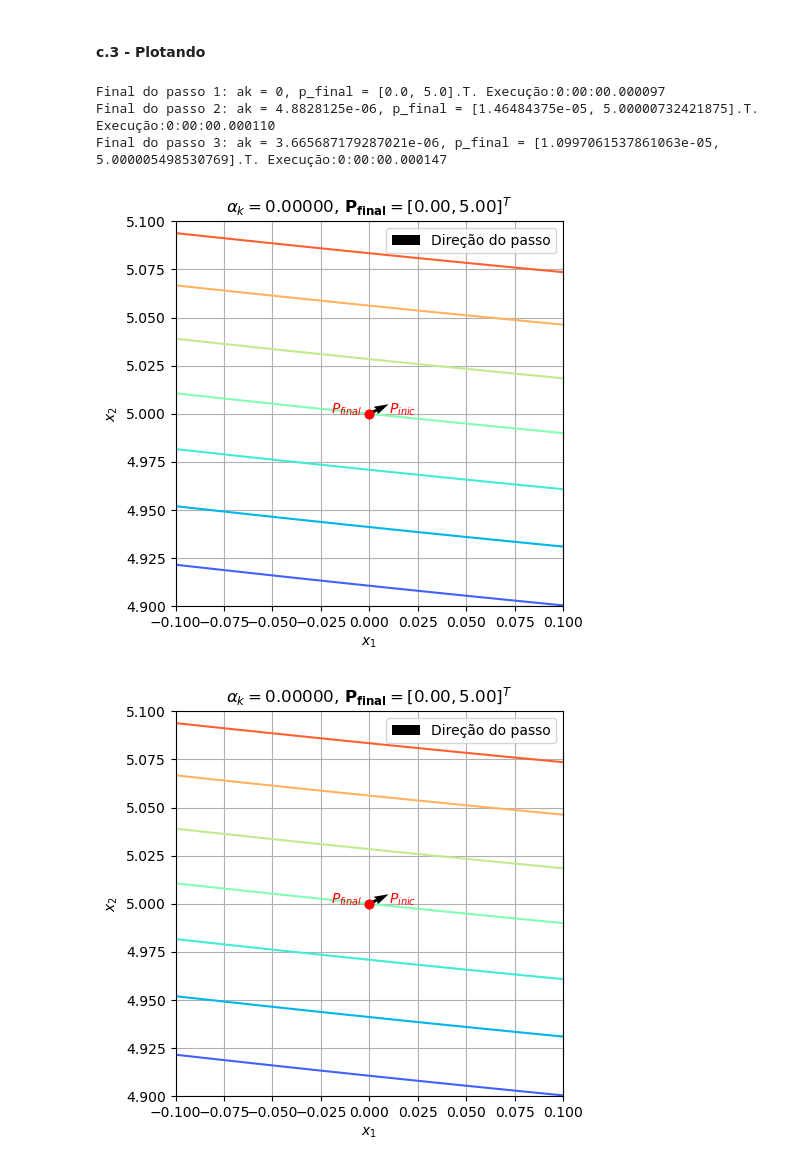
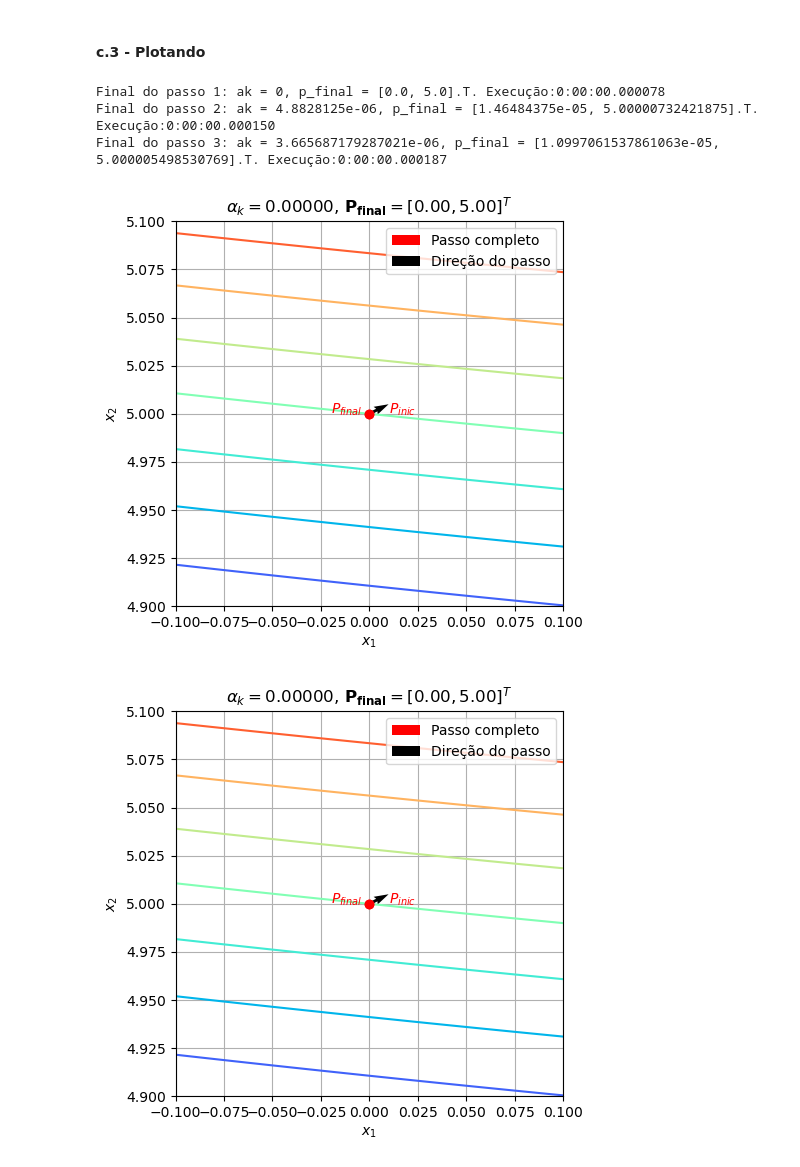
Before and after one commit to prj-phcp/MEC2403_Activities, a Jupyter notebook: Lista1/Lista1.ipynb, the cells around one changed output. Saved outputs shown, nothing was run; the diff lists cells and outputs as text; code cells hidden in the pictures.

Commit message:
Finalizacao da Lista01

```diff
--- a/Lista1/Lista1.ipynb
+++ b/Lista1/Lista1.ipynb
@@ -91,7 +91,7 @@ for step in step_list:
     ax.text(p_inicial[0]-0.25, p_inicial[1], '$P_{inic}$', color='red')
     ax.plot(*p_final, 'ro')
     ax.text(p_final[0]-0.25, p_final[1], '$P_{final}$', color='red')
-    ax.quiver(p_inicial[0], p_inicial[1], p_final[0]-p_inicial[0], p_final[1]-p_inicial[1], color='red', angles='xy', scale_units='xy', scale=1)
+    ax.quiver(p_inicial[0], p_inicial[1], p_final[0]-p_inicial[0], p_final[1]-p_inicial[1], color='red', angles='xy', scale_units='xy', scale=1, label='Passo completo')
     ax.quiver(p_inicial[0], p_inicial[1], d[0], d[1], color='black', angles='xy', label='Direção do passo')
     ax.grid()
     ax.legend()
@@ -140,7 +140,7 @@ for step in step_list:
     ax.text(p_inicial[0]+0.2, p_inicial[1], '$P_{inic}$', color='red')
     ax.plot(*p_final, 'ro')
     ax.text(p_final[0]+0.2, p_final[1], '$P_{final}$', color='red')
-    ax.quiver(p_inicial[0], p_inicial[1], p_final[0]-p_inicial[0], p_final[1]-p_inicial[1], color='red', angles='xy', scale_units='xy', scale=1)
+    ax.quiver(p_inicial[0], p_inicial[1], p_final[0]-p_inicial[0], p_final[1]-p_inicial[1], color='red', angles='xy', scale_units='xy', scale=1, label='Passo completo')
     ax.quiver(p_inicial[0], p_inicial[1], d[0], d[1], color='black', angles='xy', label='Direção do passo')
     ax.grid()
     ax.legend()
@@ -171,35 +171,35 @@ d = np.array([3, 1.5])
 # %%
 item = 'c'
 
 x = np.linspace(-0.1, 0.1, 50)
 y = np.linspace(4.9, 5.1, 50)
 X, Y = np.meshgrid(x, y)
 Z = f(X, Y)
 
 i = 0
 for step in step_list:
     i += 1
     t_init = datetime.datetime.now()
     ak, p_final = step(p_inicial, d, f)
     t_final = datetime.datetime.now()
     print(f'Final do passo {i}: ak = {ak}, p_final = [{p_final[0]}, {p_final[1]}].T. Execução:{t_final - t_init}')
     fig, ax = plt.subplots(1,1, figsize=(5, 5))
     ax.contour(X, Y, Z, cmap='rainbow')
     ax.plot(*p_inicial, 'ro')
     ax.text(p_inicial[0]+0.01, p_inicial[1], '$P_{inic}$', color='red')
     ax.plot(*p_final, 'ro')
     ax.text(p_final[0]-0.02, p_final[1], '$P_{final}$', color='red')
-    ax.quiver(p_inicial[0], p_inicial[1], p_final[0]-p_inicial[0], p_final[1]-p_inicial[1], color='red', angles='xy', scale_units='xy', scale=1)
+    ax.quiver(p_inicial[0], p_inicial[1], p_final[0]-p_inicial[0], p_final[1]-p_inicial[1], color='red', angles='xy', scale_units='xy', scale=1, label='Passo completo')
     ax.quiver(p_inicial[0], p_inicial[1], d[0], d[1], color='black', angles='xy', label='Direção do passo')
     ax.grid()
     ax.legend()
     ax.set_xlabel('$x_1$')
     ax.set_ylabel('$x_2$')
     ax.set_title(f'$\\alpha_k = {ak:.5f}$, $\mathbf{{P_{{final}}}} = [{p_final[0]:.2f}, {p_final[1]:.2f}]^T$')
     fig.savefig(f'images/q2{item}_{i}.pdf')
 # %% [output]
-Final do passo 1: ak = 0, p_final = [0.0, 5.0].T. Execução:0:00:00.000097
-Final do passo 2: ak = 4.8828125e-06, p_final = [1.46484375e-05, 5.00000732421875].T. Execução:0:00:00.000110
-Final do passo 3: ak = 3.665687179287021e-06, p_final = [1.0997061537861063e-05, 5.000005498530769].T. Execução:0:00:00.000147
+Final do passo 1: ak = 0, p_final = [0.0, 5.0].T. Execução:0:00:00.000078
+Final do passo 2: ak = 4.8828125e-06, p_final = [1.46484375e-05, 5.00000732421875].T. Execução:0:00:00.000150
+Final do passo 3: ak = 3.665687179287021e-06, p_final = [1.0997061537861063e-05, 5.000005498530769].T. Execução:0:00:00.000187
-[figure, old version]
+[figure, new version]
-[figure, old version]
+[figure, new version]
```
Also changed, not shown: parts of 4 cells of this notebook, 14 other files.
